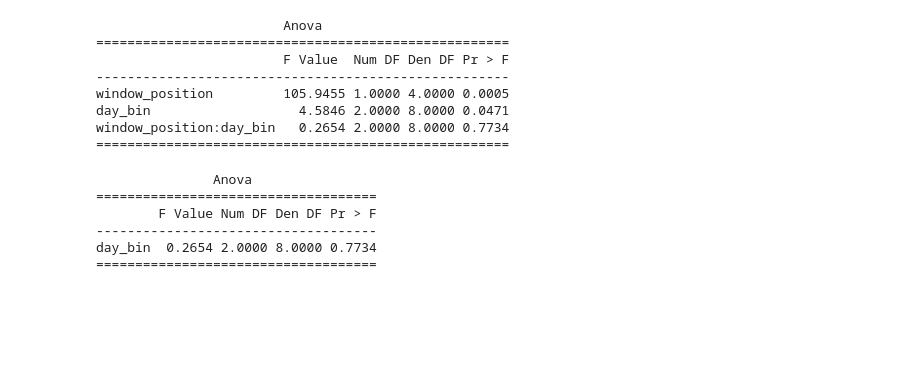
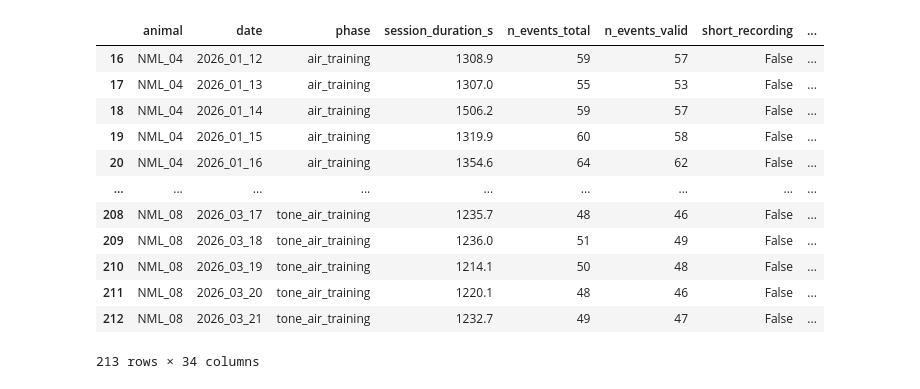
Before and after one commit to neuromomentumlab/Classical_Conditioning_Air_Wheel, a Jupyter notebook: Python/notebooks/epoch_analysis_viz.ipynb, the cells around one changed output. Cells and saved outputs as stored; diff of their text form; code cells hidden in the pictures; blank space fills up the shorter version.

Commit message:
update epoch analysis

```diff
--- a/Python/notebooks/epoch_analysis_viz.ipynb
+++ b/Python/notebooks/epoch_analysis_viz.ipynb
@@ -48,4 +48,11 @@ encoder_epoch_df = pd.read_hdf(
     Path(pdata_root) / "_cache" / "behavior_epoch_metrics.h5",
     key="encoder/prepost_1s_speedThresh_1cms"
 )
+
+from src.qc.qc_events import load_behavior_qc_tables
+
+events_df, session_summary_df, _ = load_behavior_qc_tables(
+    pdata_root=pdata_root,
+    filename="behavior_QC.h5"
+)
 # %% [output]
@@ -534,37 +95,27 @@ anchor_name:window_position:day_bin   0.5393 2.0000 8.0000 0.6030
-# %%
-from src.proc.behavior_metrics import run_anchor_specific_rm_anova
-
-aov_air_on_speed, air_on_speed_table = run_anchor_specific_rm_anova(
-    session_epoch_df,
-    phase="air_training",
-    anchor_name="air_off",
-    outcome="mean_speed_path_cms"
-)
-
-print(aov_air_on_speed)
-# %% [output]
-                        Anova
-=====================================================
-                        F Value  Num DF Den DF Pr > F
------------------------------------------------------
-window_position         105.9455 1.0000 4.0000 0.0005
-day_bin                   4.5846 2.0000 8.0000 0.0471
-window_position:day_bin   0.2654 2.0000 8.0000 0.7734
-=====================================================
-# %%
-from src.proc.behavior_metrics import run_anchor_delta_day_rm_anova
-aov_air_on_delta_day, air_on_delta_day_table = run_anchor_delta_day_rm_anova(
-    delta_speed_df,
-    phase="air_training",
-    anchor_name="air_off",
-    outcome="mean_speed_path_cms"
-)
-
-print(aov_air_on_delta_day)
-# %% [output]
-               Anova
-====================================
-        F Value Num DF Den DF Pr > F
-------------------------------------
-day_bin  0.2654 2.0000 8.0000 0.7734
-====================================
+# %%
+from src.utils.pdata_organize import make_session_availability_summary
+
+session_availability_df = make_session_availability_summary(
+    events_df=events_df,
+    windows_df=windows_df,
+    min_session_duration_s=900,
+    min_valid_events=3,
+)
+# %%
+session_availability_df.sort_values(
+    ["phase", "animal", "date"]
+)
+# %% [output]
+|  | animal | date | phase | session_duration_s | n_events_total | n_events_valid | short_recording | ... |
+| 16 | NML_04 | 2026_01_12 | air_training | 1308.9 | 59 | 57 | False | ... |
+| 17 | NML_04 | 2026_01_13 | air_training | 1307.0 | 55 | 53 | False | ... |
+| 18 | NML_04 | 2026_01_14 | air_training | 1506.2 | 59 | 57 | False | ... |
+| 19 | NML_04 | 2026_01_15 | air_training | 1319.9 | 60 | 58 | False | ... |
+| 20 | NML_04 | 2026_01_16 | air_training | 1354.6 | 64 | 62 | False | ... |
+| ... | ... | ... | ... | ... | ... | ... | ... | ... |
+| 208 | NML_08 | 2026_03_17 | tone_air_training | 1235.7 | 48 | 46 | False | ... |
+| 209 | NML_08 | 2026_03_18 | tone_air_training | 1236.0 | 51 | 49 | False | ... |
+| 210 | NML_08 | 2026_03_19 | tone_air_training | 1214.1 | 50 | 48 | False | ... |
+| 211 | NML_08 | 2026_03_20 | tone_air_training | 1220.1 | 48 | 46 | False | ... |
+| 212 | NML_08 | 2026_03_21 | tone_air_training | 1232.7 | 49 | 47 | False | ... |
+213 rows × 34 columns
```
Also changed, not shown: parts of 34 cells of this notebook, 2 other files.
